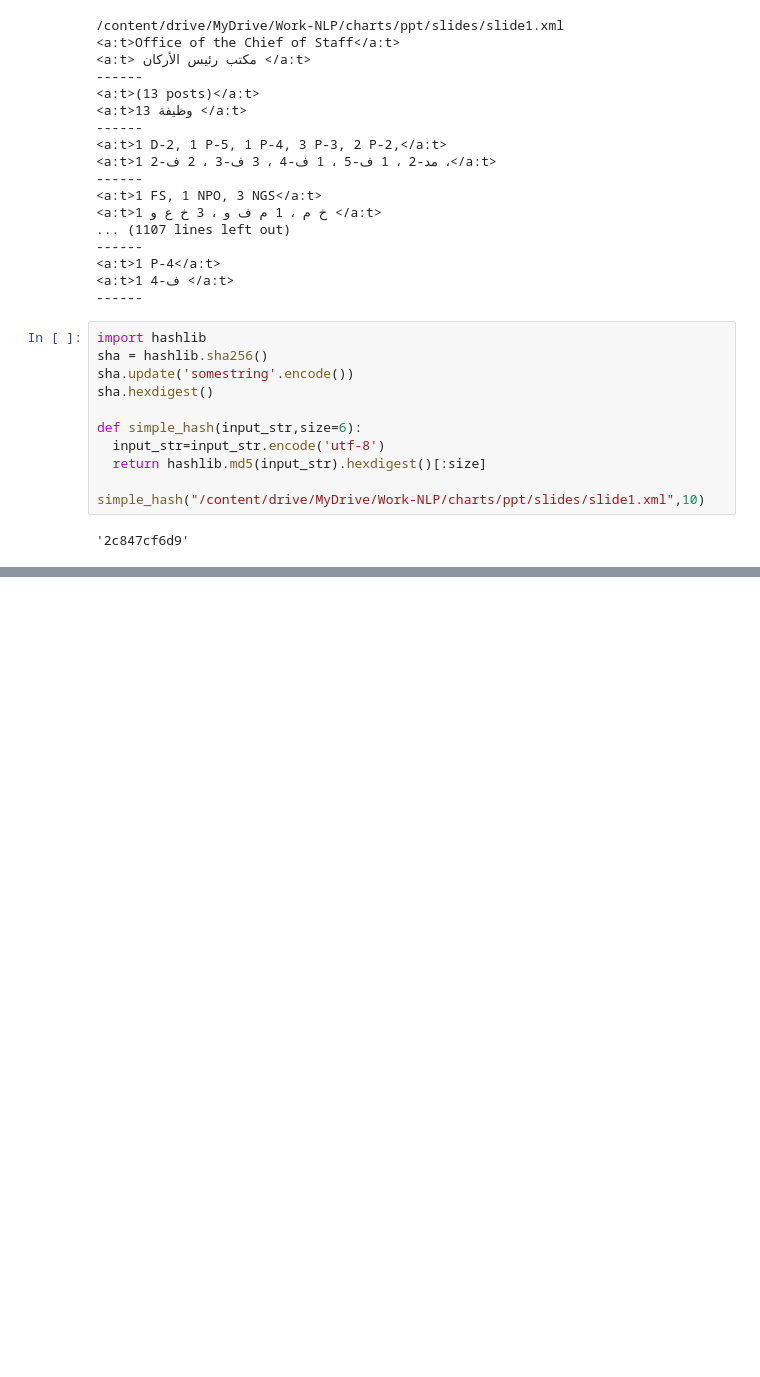
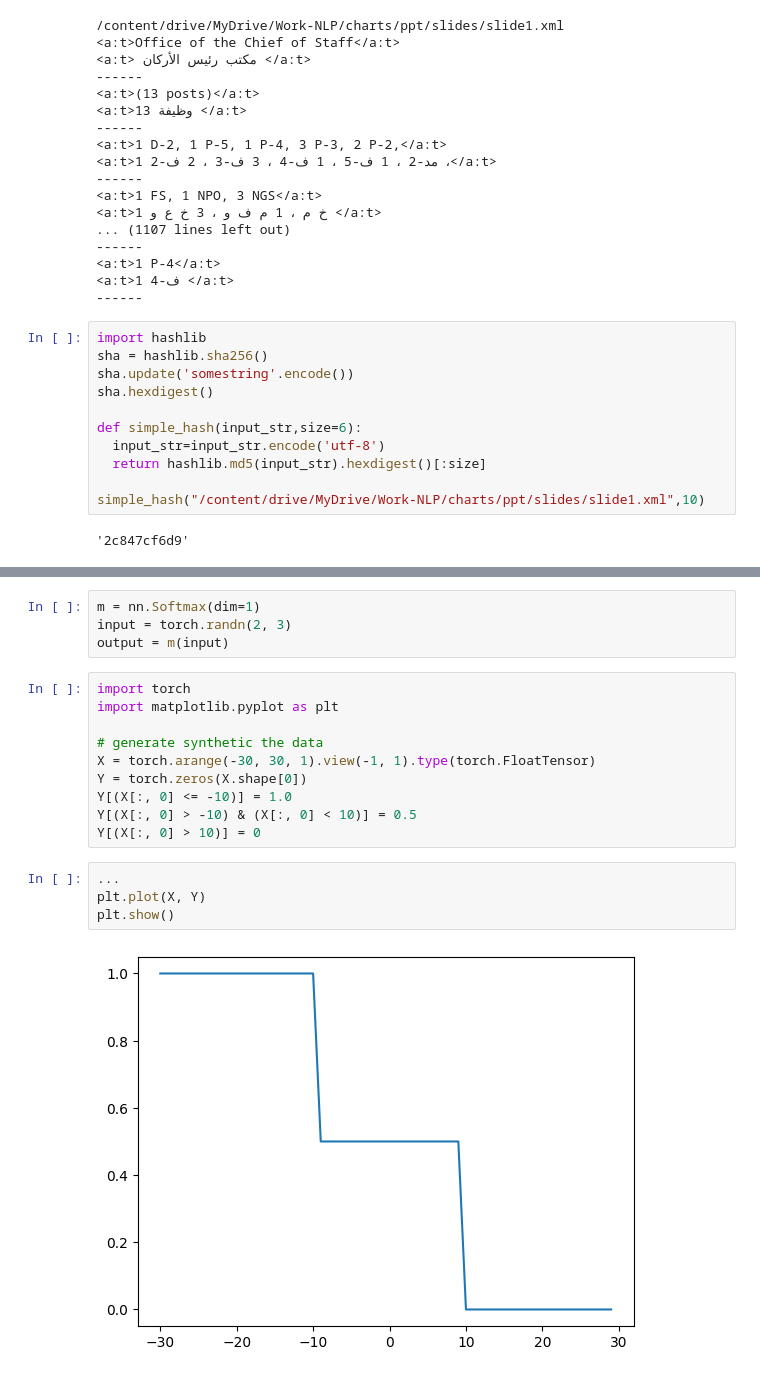
Before and after one commit to hmghaly/ai, a Jupyter notebook: ai_semantic_search.ipynb, the cells around one changed output, grey strips where cells are left out. Cells and saved outputs as stored; diff of their text form; blank space fills up the shorter version.

```diff
--- a/ai_semantic_search.ipynb
+++ b/ai_semantic_search.ipynb
@@ -4475,0 +4681,20 @@ simple_hash("/content/drive/MyDrive/Work-NLP/charts/ppt/slides/slide1.xml",10)
+# %%
+m = nn.Softmax(dim=1)
+input = torch.randn(2, 3)
+output = m(input)
+# %%
+import torch
+import matplotlib.pyplot as plt
+
+# generate synthetic the data
+X = torch.arange(-30, 30, 1).view(-1, 1).type(torch.FloatTensor)
+Y = torch.zeros(X.shape[0])
+Y[(X[:, 0] <= -10)] = 1.0
+Y[(X[:, 0] > -10) & (X[:, 0] < 10)] = 0.5
+Y[(X[:, 0] > 10)] = 0
+# %%
+...
+plt.plot(X, Y)
+plt.show()
+# %% [output]
+[figure, added]
```
Also changed, not shown: parts of 40 cells of this notebook.
